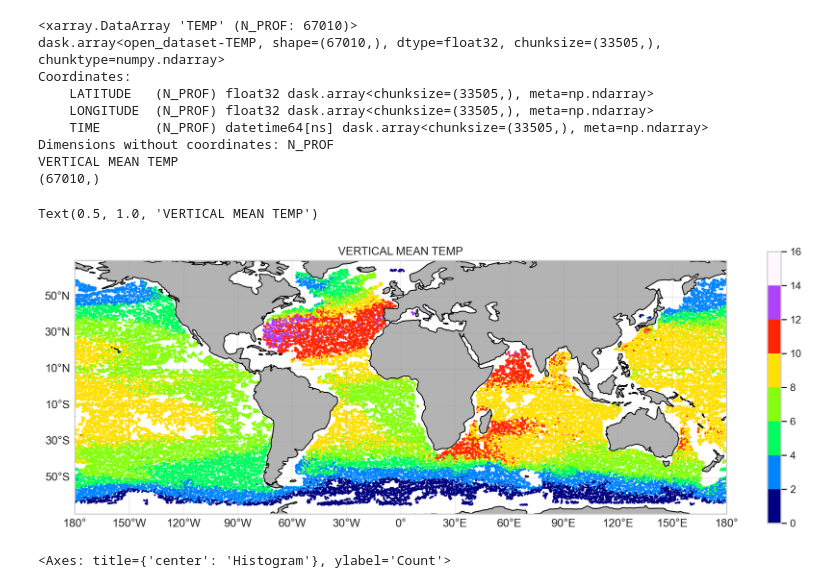
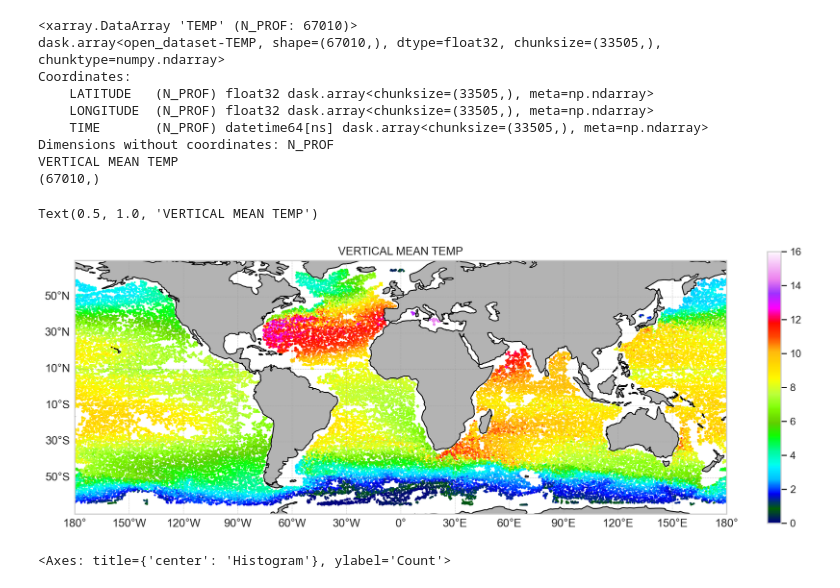
Before and after one commit to mariacflorenza/ds2-2025, a Jupyter notebook: practice/exploratory_statistics/Clustering-Tuto-1.ipynb, the cells around one changed output. Cells and saved outputs as stored; diff of their text form; code cells hidden in the pictures.

```diff
--- a/practice/exploratory_statistics/Clustering-Tuto-1.ipynb
+++ b/practice/exploratory_statistics/Clustering-Tuto-1.ipynb
@@ -98,12 +94,12 @@ VERTICAL MEAN TEMP
 (67010,)
 # %%
 fig, proj, ax = create_map()
-plt.scatter(X.LONGITUDE, X.LATITUDE, 1, X, cmap=plt.cm.get_cmap('gist_ncar',8), vmin=0, vmax=16)
+plt.scatter(X.LONGITUDE, X.LATITUDE, 1, X, cmap=mpl.colormaps.get_cmap('gist_ncar'), vmin=0, vmax=16)
 plt.colorbar()
 plt.title(Xlabel)
 # %% [output]
 Text(0.5, 1.0, 'VERTICAL MEAN TEMP')
-[figure, old version]
+[figure, new version]
 # %%
 fig, axes = plt.subplots(nrows=1, ncols=1, figsize=plt.figaspect(0.5), dpi=120)
 axes.set_title('Histogram')
```
Also changed, not shown: parts of 2 cells of this notebook.
